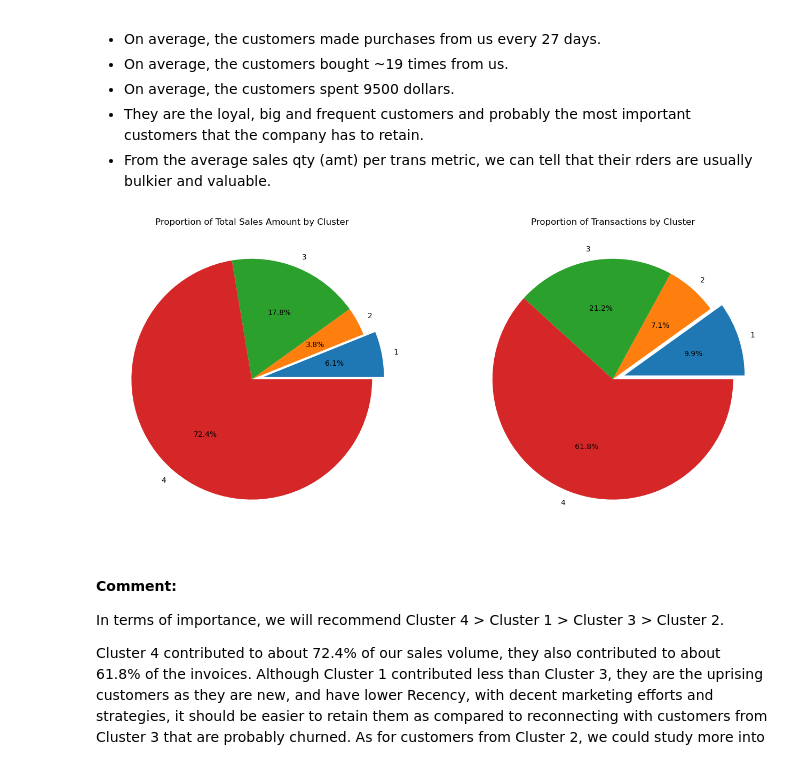
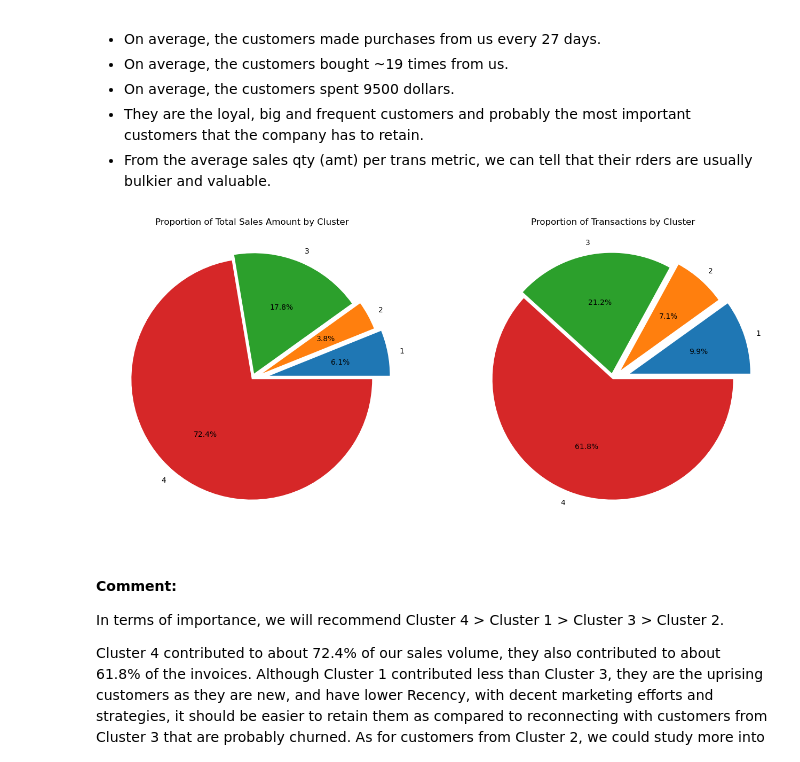
Before and after one commit to ds-harnish/Recommender-System, a Jupyter notebook: code_clusters/KMeans Clustering by RFM.ipynb, the cells around one changed output. Drawn from its saved outputs; the diff is of its cells as text; code cells hidden in the pictures.

Commit message:
images and readme edits

```diff
--- a/code_clusters/KMeans Clustering by RFM.ipynb
+++ b/code_clusters/KMeans Clustering by RFM.ipynb
@@ -365,12 +365,13 @@ summary_cluster.round(decimals=2).T
 # %%
 fig, axes = plt.subplots(nrows=1, ncols=2, figsize=(16,10))
 #plt.figure(figsize=(10,8))
-axes[0].pie(summary_cluster['Total_Amount'], labels=summary_cluster.index, autopct='%1.1f%%', explode = (0.1, 0, 0, 0))
+axes[0].pie(summary_cluster['Total_Amount'], labels=summary_cluster.index, autopct='%1.1f%%', explode = (0.15, 0.1, 0.05, 0))
 axes[0].set_title('Proportion of Total Sales Amount by Cluster')
-axes[1].pie(summary_cluster['Count_Invoice'], labels=summary_cluster.index, autopct='%1.1f%%', explode = (0.1, 0, 0, 0))
+axes[1].pie(summary_cluster['Count_Invoice'], labels=summary_cluster.index, autopct='%1.1f%%', explode = (0.15, 0.1, 0.05, 0))
 axes[1].set_title('Proportion of Transactions by Cluster');
+plt.savefig("../images/totalsales&transactionsbyclusters.png");
 # %% [output]
-[figure, old version]
+[figure, new version]
 # %% [markdown]
 #### Comment:
 In terms of importance, we will recommend Cluster 4 > Cluster 1 > Cluster 3 > Cluster 2.
```
Also changed, not shown: parts of 3 cells of this notebook, 24 other files.
